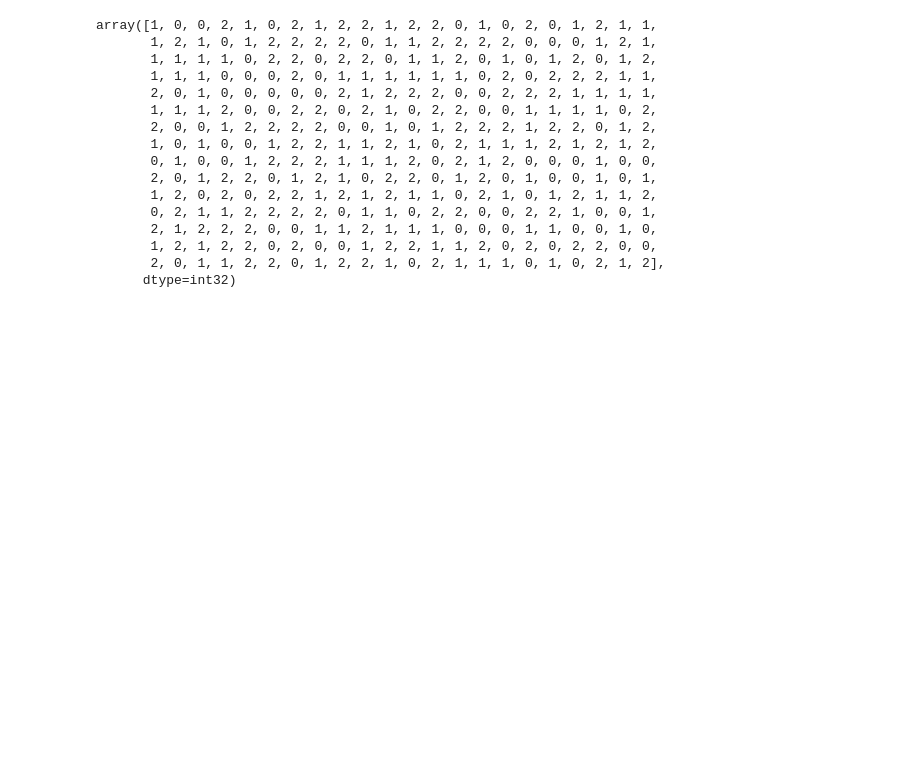
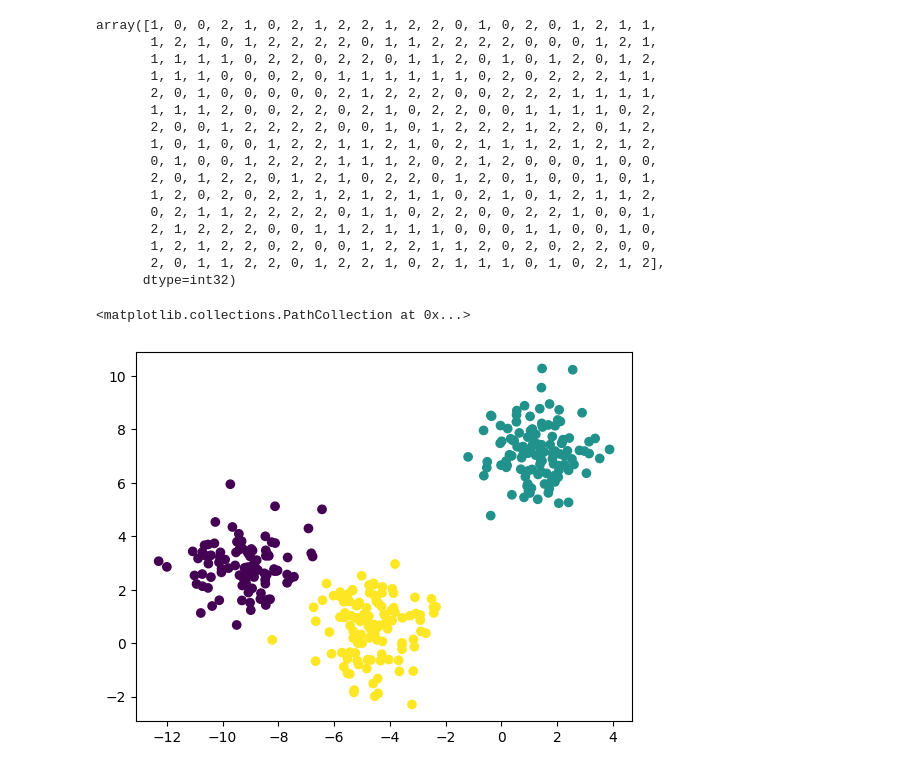
Before and after one commit to sanjanagupta21876/ML-Krish-Naik-Practical-Projects, a Jupyter notebook: k-means_clustering.ipynb, the cells around one changed output. Drawn from its saved outputs; the diff is of its cells as text; code cells hidden in the pictures; blank space fills up the shorter version.

```diff
--- a/k-means_clustering.ipynb
+++ b/k-means_clustering.ipynb
@@ -127,4 +127,7 @@ array([1, 0, 0, 2, 1, 0, 2, 1, 2, 2, 1, 2, 2, 0, 1, 0, 2, 0, 1, 2, 1, 1,
        2, 0, 1, 1, 2, 2, 0, 1, 2, 2, 1, 0, 2, 1, 1, 1, 0, 1, 0, 2, 1, 2],
       dtype=int32)
 # %%
-gf
+plt.scatter(X_test[:,0],X_test[:,1],c=y_pred)
+# %% [output]
+<matplotlib.collections.PathCollection at 0x...>
+[figure, added]
```
Also changed, not shown: parts of 7 cells of this notebook.
